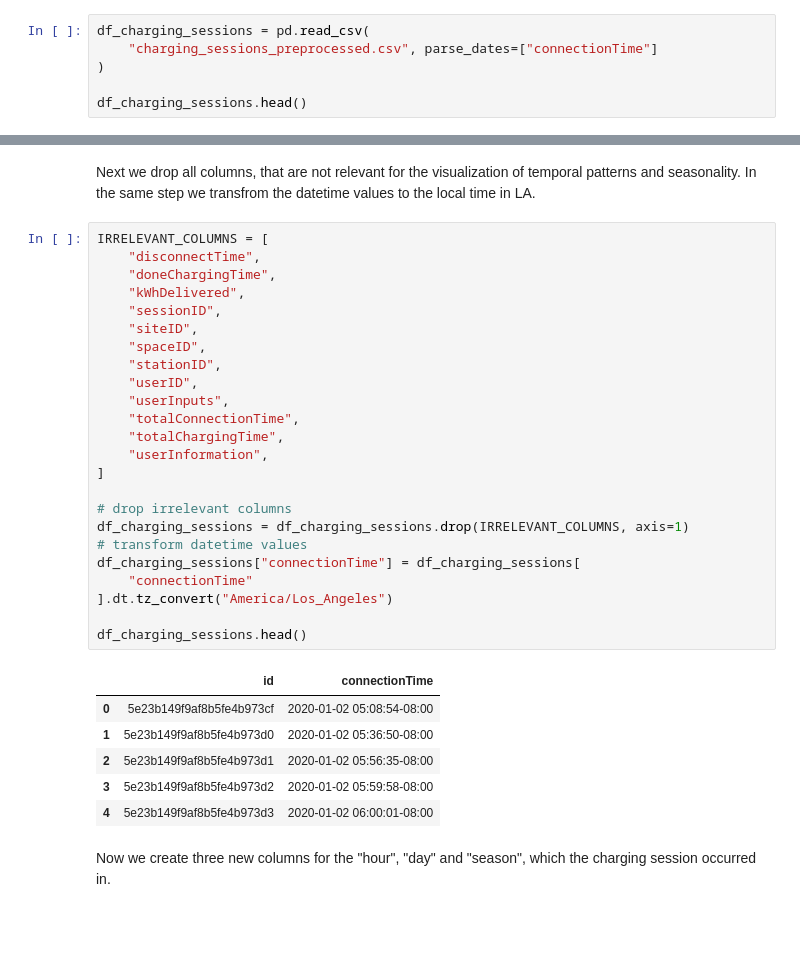
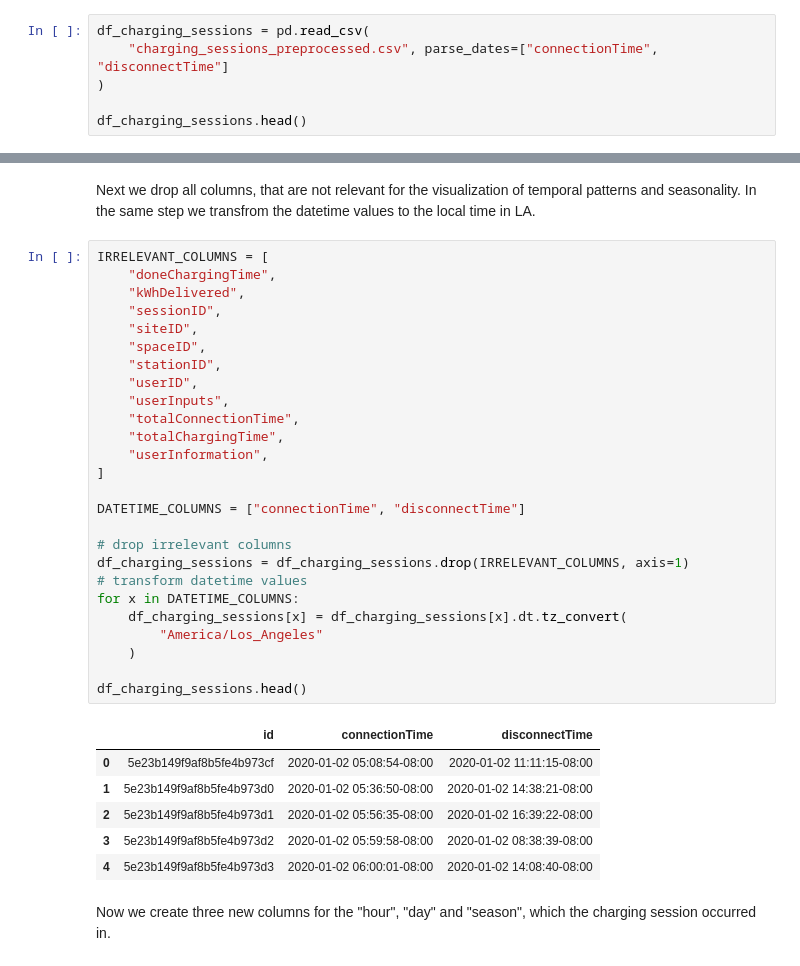
Before and after one commit to linusslange/AnalyticsAndApplications, a Jupyter notebook: 2.a Temporal Patterns and Seasonality.ipynb, the cells around one changed output, grey strips where cells are left out. Cells and saved outputs as stored; diff of their text form; blank space fills up the shorter version.

```diff
--- a/2.a Temporal Patterns and Seasonality.ipynb
+++ b/2.a Temporal Patterns and Seasonality.ipynb
@@ -11,7 +11,7 @@ import seaborn as sns
 First we read in the preprocessed dataset from Task 1.
 # %%
 df_charging_sessions = pd.read_csv(
-    "charging_sessions_preprocessed.csv", parse_dates=["connectionTime"]
+    "charging_sessions_preprocessed.csv", parse_dates=["connectionTime", "disconnectTime"]
 )
 
 df_charging_sessions.head()
@@ -26,35 +26,37 @@ df_charging_sessions.head()
 Next we drop all columns, that are not relevant for the visualization of temporal patterns and seasonality. In the same step we transfrom the datetime values to the local time in LA.
 # %%
 IRRELEVANT_COLUMNS = [
-    "disconnectTime",
     "doneChargingTime",
     "kWhDelivered",
     "sessionID",
     "siteID",
     "spaceID",
     "stationID",
     "userID",
     "userInputs",
     "totalConnectionTime",
     "totalChargingTime",
     "userInformation",
 ]
 
+DATETIME_COLUMNS = ["connectionTime", "disconnectTime"]
+
 # drop irrelevant columns
 df_charging_sessions = df_charging_sessions.drop(IRRELEVANT_COLUMNS, axis=1)
 # transform datetime values
-df_charging_sessions["connectionTime"] = df_charging_sessions[
-    "connectionTime"
-].dt.tz_convert("America/Los_Angeles")
+for x in DATETIME_COLUMNS:
+    df_charging_sessions[x] = df_charging_sessions[x].dt.tz_convert(
+        "America/Los_Angeles"
+    )
 
 df_charging_sessions.head()
 # %% [output]
-|  | id | connectionTime |
-| 0 | 5e23b149f9af8b5fe4b973cf | 2020-01-02 05:08:54-08:00 |
-| 1 | 5e23b149f9af8b5fe4b973d0 | 2020-01-02 05:36:50-08:00 |
-| 2 | 5e23b149f9af8b5fe4b973d1 | 2020-01-02 05:56:35-08:00 |
-| 3 | 5e23b149f9af8b5fe4b973d2 | 2020-01-02 05:59:58-08:00 |
-| 4 | 5e23b149f9af8b5fe4b973d3 | 2020-01-02 06:00:01-08:00 |
+|  | id | connectionTime | disconnectTime |
+| 0 | 5e23b149f9af8b5fe4b973cf | 2020-01-02 05:08:54-08:00 | 2020-01-02 11:11:15-08:00 |
+| 1 | 5e23b149f9af8b5fe4b973d0 | 2020-01-02 05:36:50-08:00 | 2020-01-02 14:38:21-08:00 |
+| 2 | 5e23b149f9af8b5fe4b973d1 | 2020-01-02 05:56:35-08:00 | 2020-01-02 16:39:22-08:00 |
+| 3 | 5e23b149f9af8b5fe4b973d2 | 2020-01-02 05:59:58-08:00 | 2020-01-02 08:38:39-08:00 |
+| 4 | 5e23b149f9af8b5fe4b973d3 | 2020-01-02 06:00:01-08:00 | 2020-01-02 14:08:40-08:00 |
 # %% [markdown]
 Now we create three new columns for the "hour", "day" and "season", which the charging session occurred in.
 # %%
```
Also changed, not shown: parts of 4 cells of this notebook.
